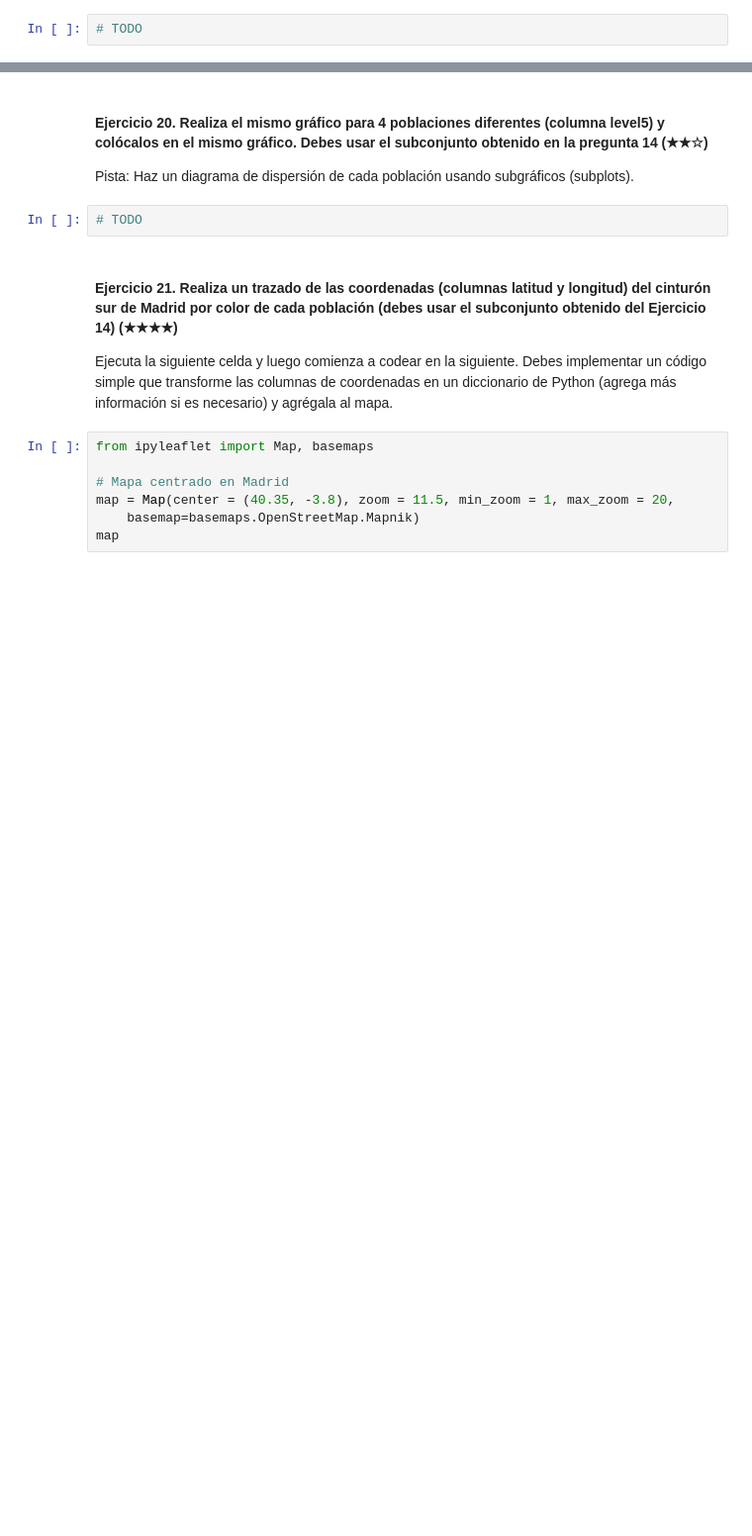
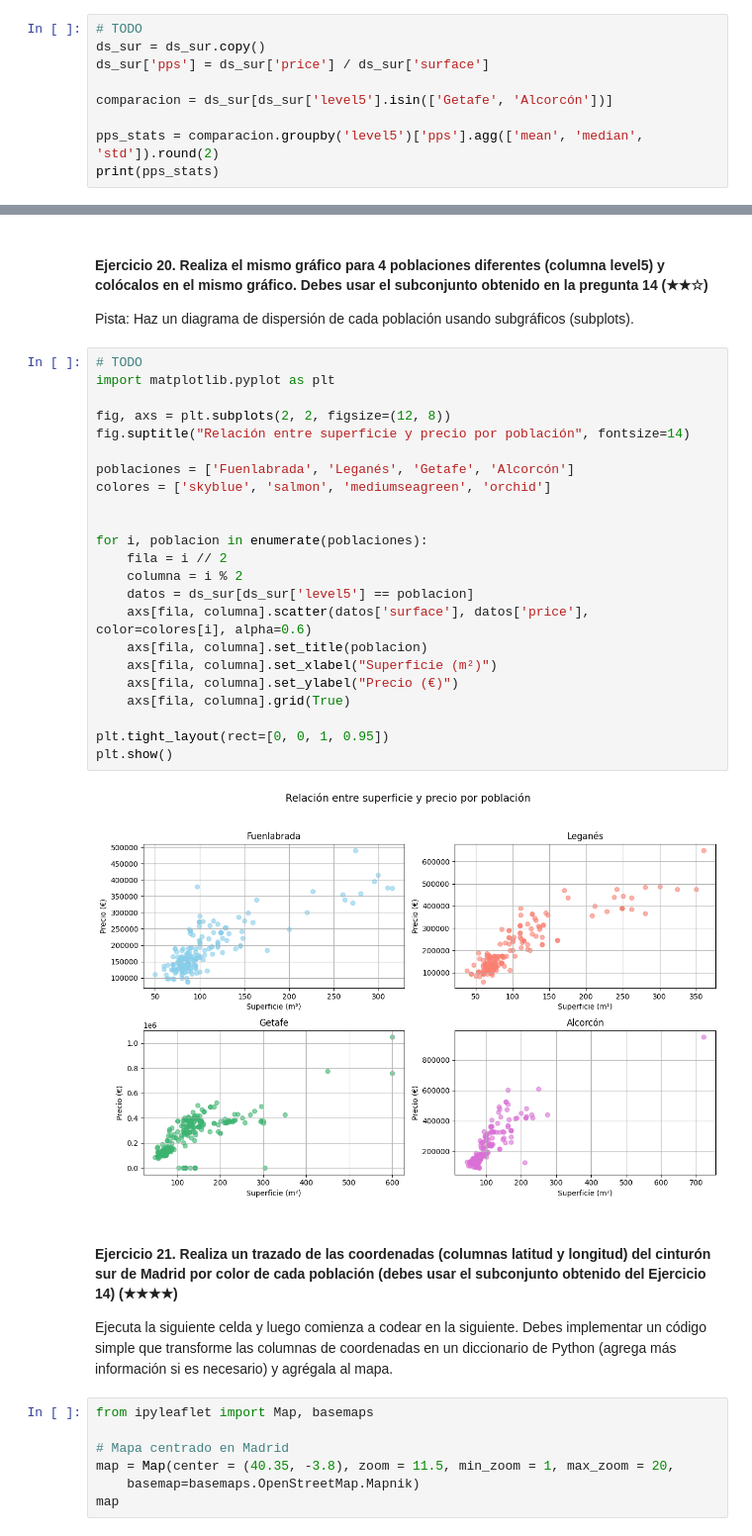
Before and after one commit to 4GeeksAcademy/mgabrielafiguera-pixel-realestate-datacleanup-exercise, a Jupyter notebook: project.es.ipynb, the cells around one changed output, grey strips where cells are left out. Shown: that part at 99% size. Drawn from its saved outputs; the diff is of its cells as text; blank space fills up the shorter version.

Commit message:
limpieza-de-datos-inm

```diff
--- a/project.es.ipynb
+++ b/project.es.ipynb
@@ -351,3 +467,10 @@ Pista: Puedes ayudarte revisando la demostración multihist de Matplotlib.
 Pista: Crea una nueva columna llamada `pps` (price per square en inglés) y luego analiza los valores
 # %%
 # TODO
+ds_sur = ds_sur.copy()
+ds_sur['pps'] = ds_sur['price'] / ds_sur['surface']
+
+comparacion = ds_sur[ds_sur['level5'].isin(['Getafe', 'Alcorcón'])]
+
+pps_stats = comparacion.groupby('level5')['pps'].agg(['mean', 'median', 'std']).round(2)
+print(pps_stats)
@@ -356,6 +490,29 @@ Pista: Crea una nueva columna llamada `pps` (price per square en inglés) y lueg
 Pista: Haz un diagrama de dispersión de cada población usando subgráficos (subplots).
 # %%
 # TODO
+import matplotlib.pyplot as plt
+
+fig, axs = plt.subplots(2, 2, figsize=(12, 8))
+fig.suptitle("Relación entre superficie y precio por población", fontsize=14)
+
+poblaciones = ['Fuenlabrada', 'Leganés', 'Getafe', 'Alcorcón']
+colores = ['skyblue', 'salmon', 'mediumseagreen', 'orchid']
+
+
+for i, poblacion in enumerate(poblaciones):
+    fila = i // 2
+    columna = i % 2
+    datos = ds_sur[ds_sur['level5'] == poblacion]
+    axs[fila, columna].scatter(datos['surface'], datos['price'], color=colores[i], alpha=0.6)
+    axs[fila, columna].set_title(poblacion)
+    axs[fila, columna].set_xlabel("Superficie (m²)")
+    axs[fila, columna].set_ylabel("Precio (€)")
+    axs[fila, columna].grid(True)
+
+plt.tight_layout(rect=[0, 0, 1, 0.95])
+plt.show()
+# %% [output]
+[figure, added]
 # %% [markdown]
 #### Ejercicio 21. Realiza un trazado de las coordenadas (columnas latitud y longitud) del cinturón sur de Madrid por color de cada población (debes usar el subconjunto obtenido del Ejercicio 14) (★★★★)
 
```
Also changed, not shown: parts of 12 cells of this notebook.
